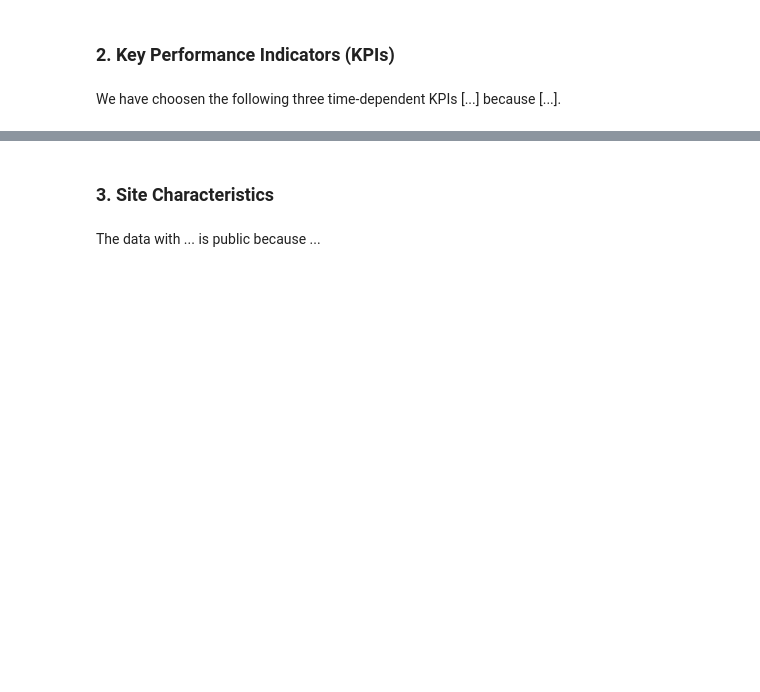
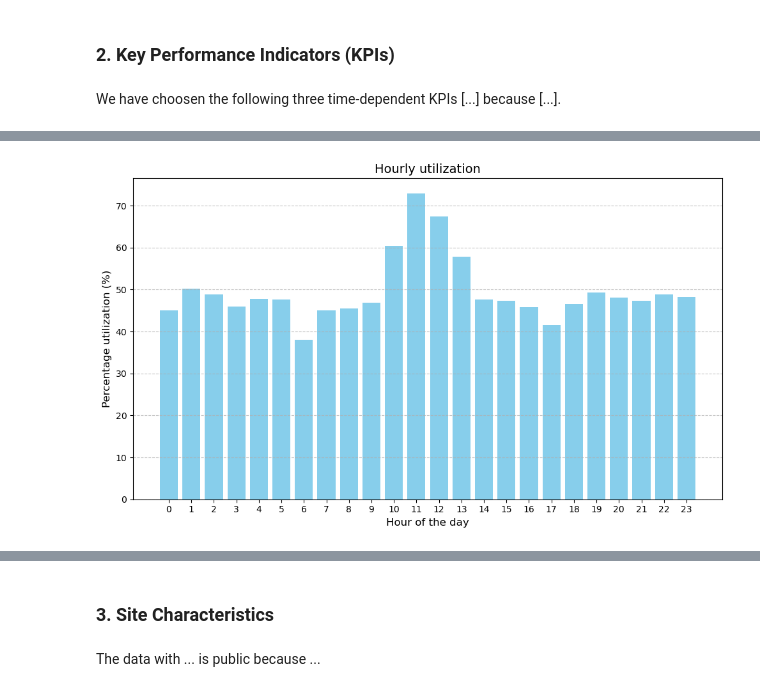
Before and after one commit to angfe/TheOptimizers, a Jupyter notebook: 02_Descriptive_Analytics.ipynb, the cells around one changed output, grey strips where cells are left out. Cells and saved outputs as stored; diff of their text form; code cells hidden in the pictures; blank space fills up the shorter version.

Commit message:
KPI 1 - Utilization time and try of visualization of KPI 1

```diff
--- a/02_Descriptive_Analytics.ipynb
+++ b/02_Descriptive_Analytics.ipynb
@@ -11,7 +11,7 @@ import matplotlib.pyplot as plt
 # %% [markdown]
 ### Import Data
 # %%
-charging_sessions_data = pd.read_csv()
+charging_sessions_data = pd.read_csv("charging_sessions.csv")
 weather_data = pd.read_csv("weather_burbank_airport.csv")
 # %% [markdown]
 ### Operational Performance and Statistics on Charging Hubs
@@ -56,0 +146,26 @@ We have choosen the following three time-dependent KPIs [...] because [...].
+# %%
+# Visualize hourly values of the KPIs over time
+
+import matplotlib.pyplot as plt # import the necessary library for visualization
+
+# Create a list representing the hours of the day (0 to 23) for the x-axis
+hours = list(range(24))
+
+# Create a bar chart
+plt.figure(figsize=(10, 6))
+
+# Plot the bar chart using the hours as the x-axis and 'utilizationPerHour_array' as the y-axis values, set color blue
+plt.bar(hours, utilizationPerHour_array, color='skyblue')
+
+# Axis labelling and titles
+plt.xlabel('Hour of the day', fontsize=12)
+plt.ylabel('Percentage utilization (%)', fontsize=12)
+plt.title('Hourly utilization', fontsize=14)
+
+plt.xticks(hours)  # Ensure that all hours (0 to 23) are shown on the X-axis
+plt.grid(axis='y', linestyle='--', alpha=0.7)  # Add a grid to the Y-axis to make the chart easier to read (dashed lines, light opacity)
+
+plt.tight_layout() # Adjust the layout of the plot to prevent overlapping of labels or elements
+plt.show() # Display the plot
+# %% [output]
+[figure, added]
```
Also changed, not shown: parts of 4 cells of this notebook.
